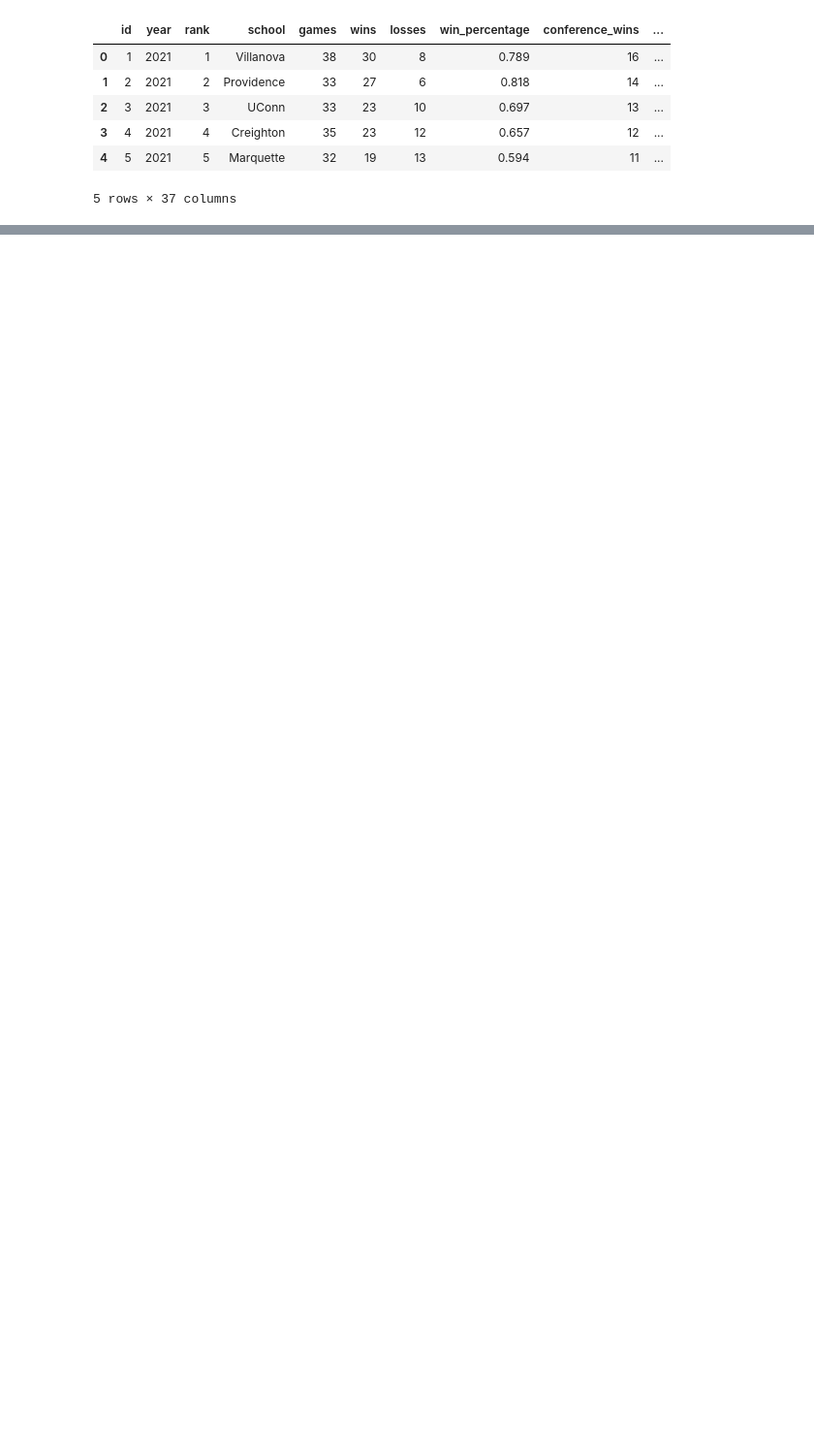
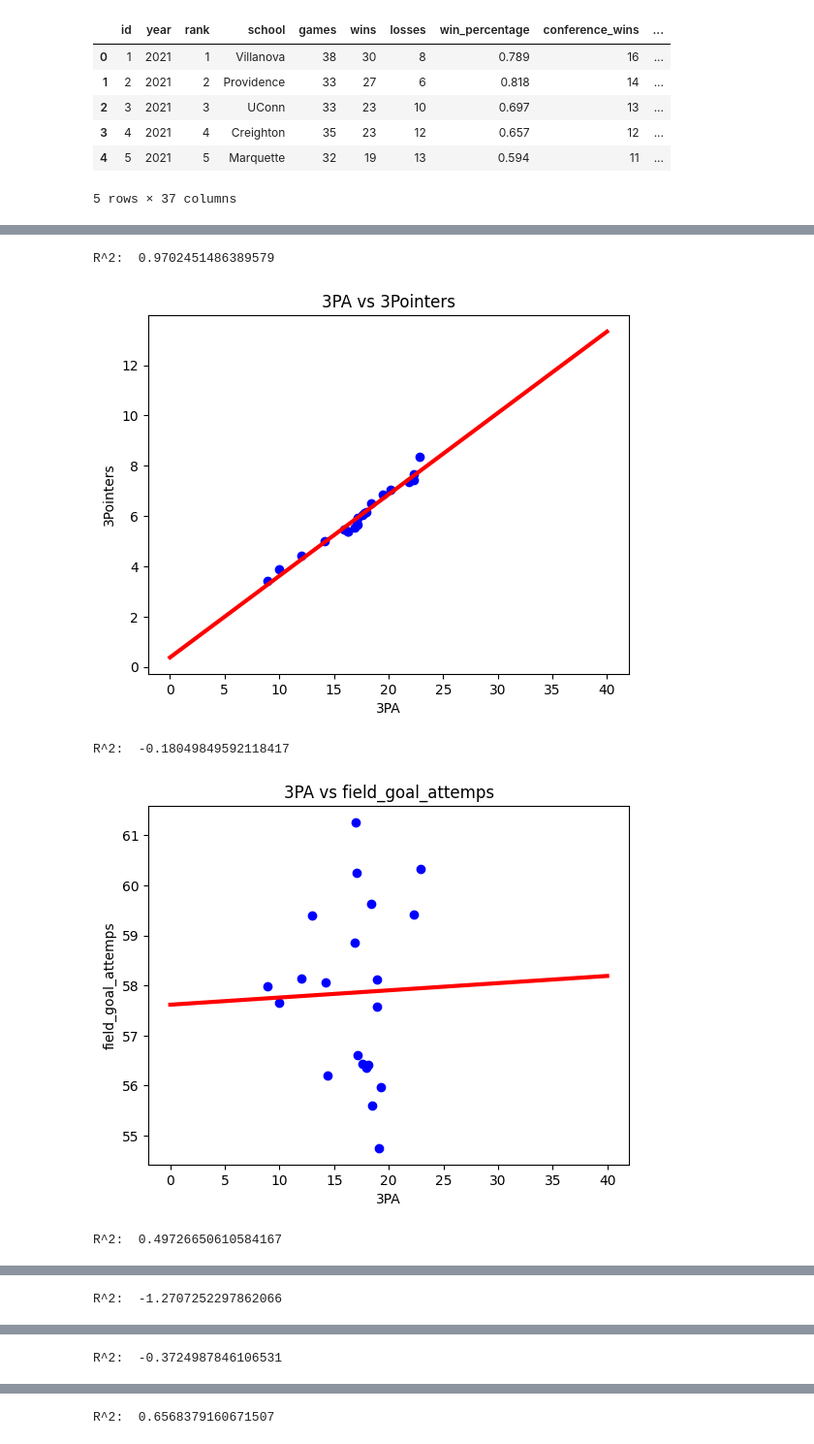
Before and after one commit to bowie0713/DS-Project-1, a Jupyter notebook: Three_Point_Data_Science_Project.ipynb, the cells around one changed output, grey strips where cells are left out. Shown at 97% size. Drawn from its saved outputs; the diff is of its cells as text; code cells hidden in the pictures; blank space fills up the shorter version.

```diff
--- a/Three_Point_Data_Science_Project.ipynb
+++ b/Three_Point_Data_Science_Project.ipynb
@@ -293,2 +295,0 @@ ncaa_df.head()
-# %%
-ncaa_df = ncaa_df.groupby(['year'])['3_pointer_attempts'].mean()
@@ -314,0 +324,4 @@ Name: 3_pointer_attempts, dtype: float64
+# %%
+ncaa_df_new = ncaa_df_new.drop(["offensive_rebounds"], axis = 1)
+ncaa_df_new = ncaa_df_new.iloc[7:]
+ncaa_df_new
@@ -314,0 +351,35 @@ Name: 3_pointer_attempts, dtype: float64
+# %%
+'''years = [1996, 1997, 1998, 1999, 2000]
+#ncaa_df_new = ncaa_df_new.set_index('years')
+df = ncaa_df_new[ncaa_df_new['years'].isin(years)]
+
+# Compute the rolling 5-year mean and shift it by 1 index
+rolling_avg = df['personal_fouls'].rolling(window=5, min_periods=1).mean()
+
+# Fill missing values with the shifted rolling average'''
+ncaa_df_new['personal_fouls'] = ncaa_df_new['personal_fouls'].fillna(ncaa_df_new['personal_fouls'].mean())
+# %%
+ncaa_reg = LinearRegression()
+# %%
+for label in ncaa_df_new.columns[2:-1]:
+  train, valid, test = np.split(ncaa_df_new.sample(frac = 1), [int(0.6*len(ncaa_df_new)), int(0.8*len(ncaa_df_new))])
+  d, x_train, y_train = get_xy(train, x_label = '3_pointer_attemps', y_labels = [label])
+  d, x_val, y_val = get_xy(valid, x_label = '3_pointer_attemps', y_labels = [label])
+  d, x_test, y_test = get_xy(test, x_label = '3_pointer_attemps', y_labels = [label])
+  ncaa_reg.fit(x_train, y_train)
+  print("R^2: ", ncaa_reg.score(x_test, y_test))
+  plt.scatter(x_train, y_train, label = 'Data',color = 'blue')
+  x = tf.linspace(0,40,100)
+  plt.plot(x, ncaa_reg.predict(np.array(x).reshape(-1,1)), label = "Fit", color = 'red', linewidth = 3)
+  plt.title("3PA vs " + label)
+  plt.ylabel(label)
+  plt.xlabel("3PA")
+  plt.show()
+
+# Run a for loop and train model for 3PA vs each stats and generate the scatter plot and the results
+# %% [output]
+R^2:  0.9702451486389579
+[figure, added]
+R^2:  -0.18049849592118417
+[figure, added]
+R^2:  0.49726650610584167
@@ -314,0 +387 @@ Name: 3_pointer_attempts, dtype: float64
+R^2:  -1.2707252297862066
@@ -314,0 +389 @@ Name: 3_pointer_attempts, dtype: float64
+R^2:  -0.3724987846106531
@@ -314,0 +391 @@ Name: 3_pointer_attempts, dtype: float64
+R^2:  0.6568379160671507
```
Also changed, not shown: parts of 21 cells of this notebook.
